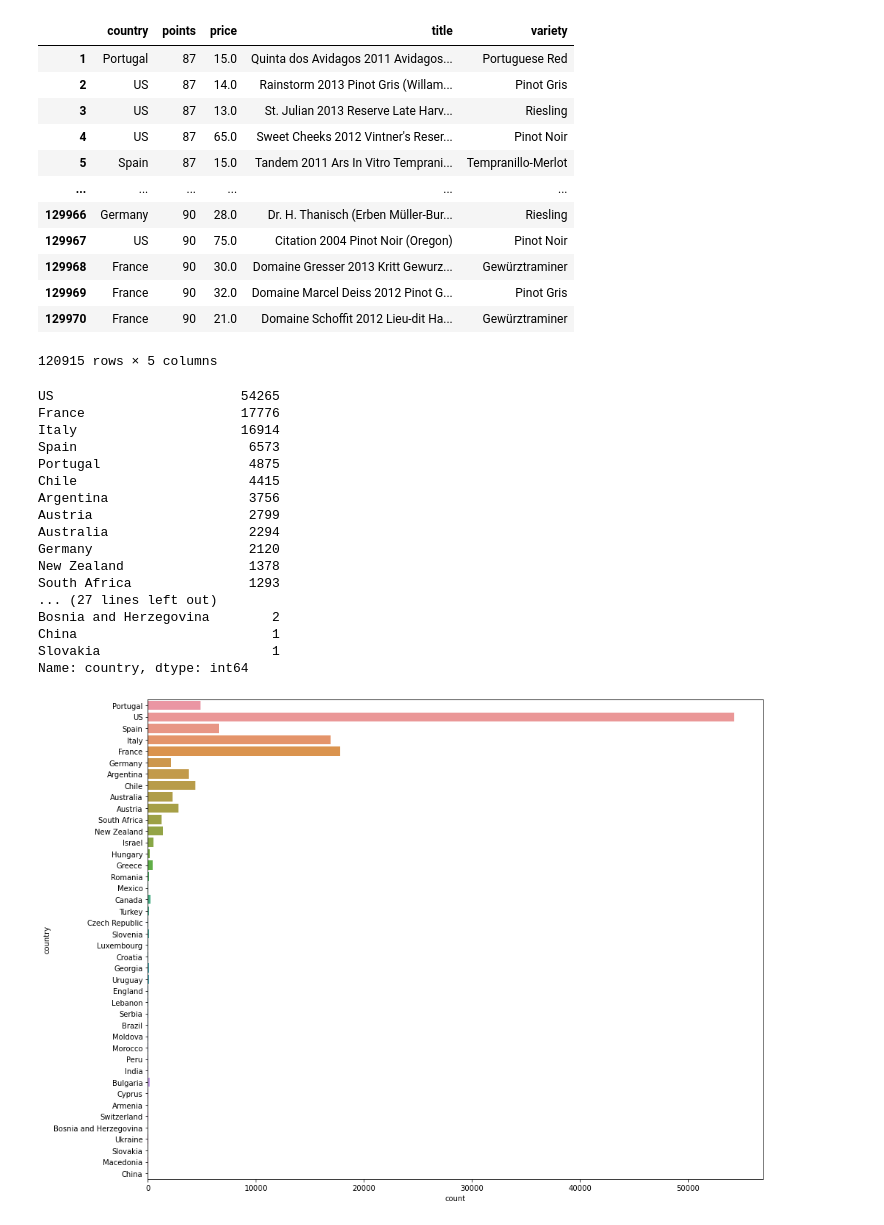
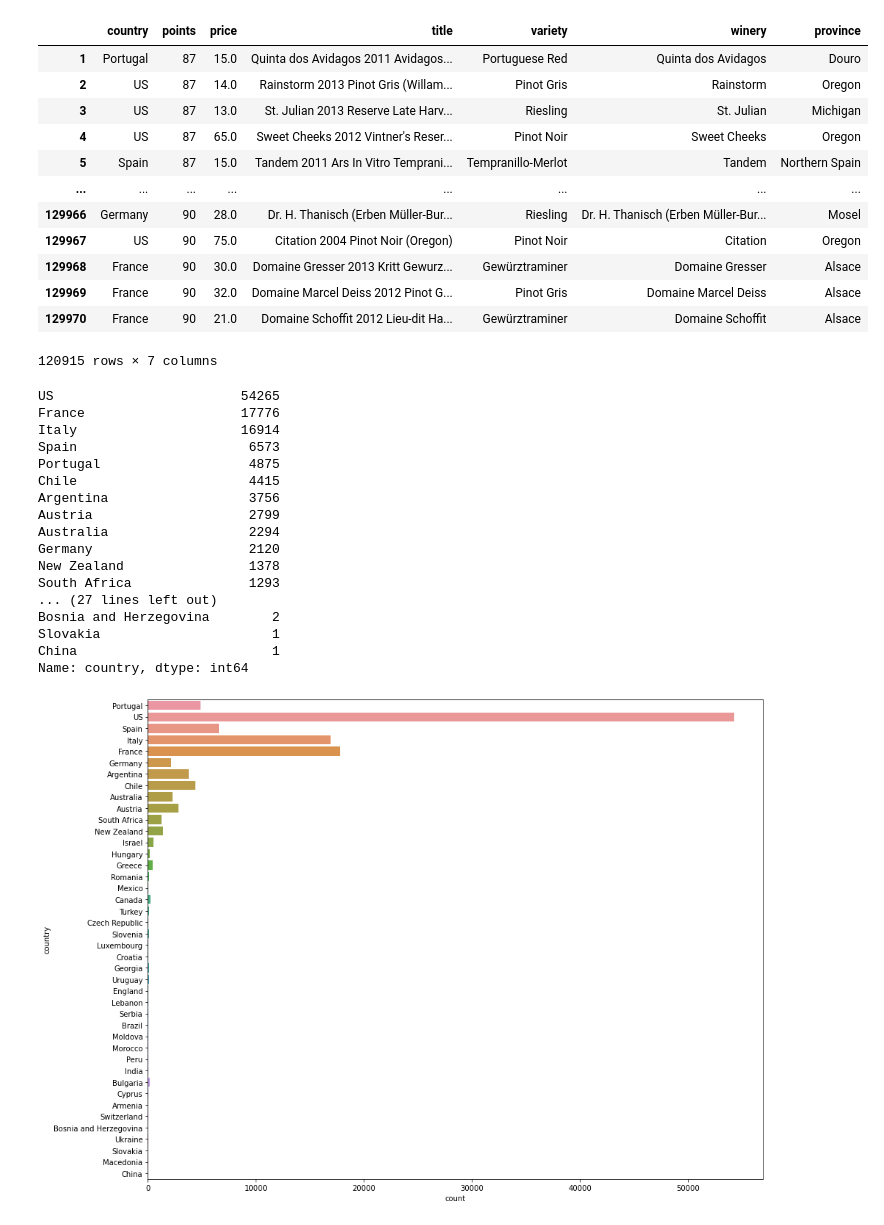
Before and after one commit to williambrunos/DS-Michigan, a Jupyter notebook: Pratices/wine_quality/Wine_Case.ipynb, the cells around one changed output. Saved outputs shown, nothing was run; the diff lists cells and outputs as text; code cells hidden in the pictures.

```diff
--- a/Pratices/wine_quality/Wine_Case.ipynb
+++ b/Pratices/wine_quality/Wine_Case.ipynb
@@ -5,22 +5,22 @@ import seaborn as sns
 import matplotlib.pyplot as plt
 # %%
 df = pd.read_csv('../datasets/winemag-data-130k-v2.csv', index_col=0)
-df = df[['country', 'points', 'price', 'title', 'variety']].dropna()
+df = df[['country', 'points', 'price', 'title', 'variety', 'winery', 'province']].dropna()
 df
 # %% [output]
-|  | country | points | price | title | variety |
-| 1 | Portugal | 87 | 15.0 | Quinta dos Avidagos 2011 Avidagos... | Portuguese Red |
-| 2 | US | 87 | 14.0 | Rainstorm 2013 Pinot Gris (Willam... | Pinot Gris |
-| 3 | US | 87 | 13.0 | St. Julian 2013 Reserve Late Harv... | Riesling |
-| 4 | US | 87 | 65.0 | Sweet Cheeks 2012 Vintner's Reser... | Pinot Noir |
-| 5 | Spain | 87 | 15.0 | Tandem 2011 Ars In Vitro Temprani... | Tempranillo-Merlot |
-| ... | ... | ... | ... | ... | ... |
-| 129966 | Germany | 90 | 28.0 | Dr. H. Thanisch (Erben Müller-Bur... | Riesling |
-| 129967 | US | 90 | 75.0 | Citation 2004 Pinot Noir (Oregon) | Pinot Noir |
-| 129968 | France | 90 | 30.0 | Domaine Gresser 2013 Kritt Gewurz... | Gewürztraminer |
-| 129969 | France | 90 | 32.0 | Domaine Marcel Deiss 2012 Pinot G... | Pinot Gris |
-| 129970 | France | 90 | 21.0 | Domaine Schoffit 2012 Lieu-dit Ha... | Gewürztraminer |
+|  | country | points | price | title | variety | winery | province |
+| 1 | Portugal | 87 | 15.0 | Quinta dos Avidagos 2011 Avidagos... | Portuguese Red | Quinta dos Avidagos | Douro |
+| 2 | US | 87 | 14.0 | Rainstorm 2013 Pinot Gris (Willam... | Pinot Gris | Rainstorm | Oregon |
+| 3 | US | 87 | 13.0 | St. Julian 2013 Reserve Late Harv... | Riesling | St. Julian | Michigan |
+| 4 | US | 87 | 65.0 | Sweet Cheeks 2012 Vintner's Reser... | Pinot Noir | Sweet Cheeks | Oregon |
+| 5 | Spain | 87 | 15.0 | Tandem 2011 Ars In Vitro Temprani... | Tempranillo-Merlot | Tandem | Northern Spain |
+| ... | ... | ... | ... | ... | ... | ... | ... |
+| 129966 | Germany | 90 | 28.0 | Dr. H. Thanisch (Erben Müller-Bur... | Riesling | Dr. H. Thanisch (Erben Müller-Bur... | Mosel |
+| 129967 | US | 90 | 75.0 | Citation 2004 Pinot Noir (Oregon) | Pinot Noir | Citation | Oregon |
+| 129968 | France | 90 | 30.0 | Domaine Gresser 2013 Kritt Gewurz... | Gewürztraminer | Domaine Gresser | Alsace |
+| 129969 | France | 90 | 32.0 | Domaine Marcel Deiss 2012 Pinot G... | Pinot Gris | Domaine Marcel Deiss | Alsace |
+| 129970 | France | 90 | 21.0 | Domaine Schoffit 2012 Lieu-dit Ha... | Gewürztraminer | Domaine Schoffit | Alsace |
-120915 rows × 5 columns
+120915 rows × 7 columns
 # %%
 df.loc[:, 'country'].value_counts()
 # %% [output]
@@ -38,8 +38,8 @@ New Zealand                1378
 South Africa               1293
 ... (27 lines left out)
 Bosnia and Herzegovina        2
+Slovakia                      1
 China                         1
-Slovakia                      1
 Name: country, dtype: int64
 # %%
 plt.figure(figsize=(15, 12))
```
Also changed, not shown: parts of 31 cells of this notebook.
